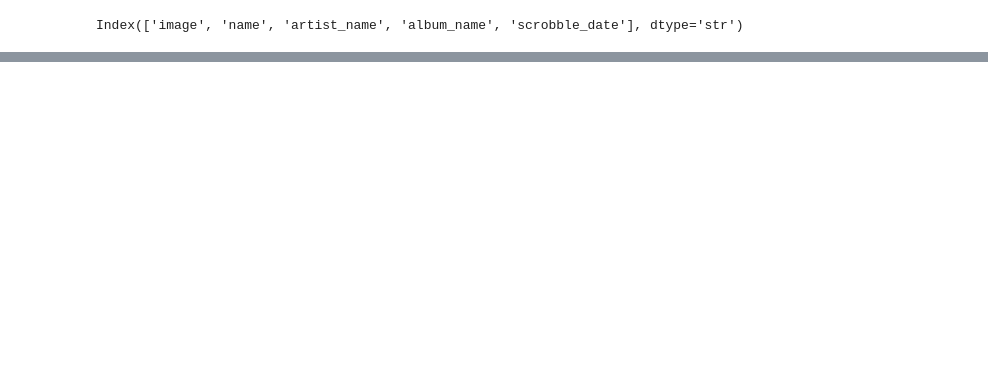
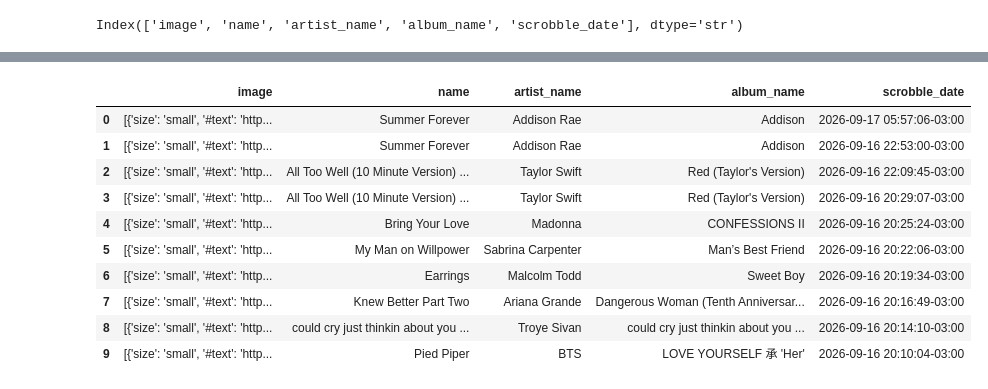
Before and after one commit to Brendalu2005/music-data-analysis, a Jupyter notebook: notebooks/transform/transform_lastfm.ipynb, the cells around one changed output, grey strips where cells are left out. Saved outputs shown, nothing was run; the diff lists cells and outputs as text; code cells hidden in the pictures; blank space fills up the shorter version.

```diff
--- a/notebooks/transform/transform_lastfm.ipynb
+++ b/notebooks/transform/transform_lastfm.ipynb
@@ -61,0 +74,15 @@ Index(['image', 'name', 'artist_name', 'album_name', 'scrobble_date'], dtype='st
+# %%
+df_lastfm['scrobble_date'] = df_lastfm['scrobble_date'].dt.tz_convert('America/Sao_Paulo')
+df_lastfm.head(10)
+# %% [output]
+|  | image | name | artist_name | album_name | scrobble_date |
+| 0 | [{'size': 'small', '#text': 'http... | Summer Forever | Addison Rae | Addison | 2026-09-17 05:57:06-03:00 |
+| 1 | [{'size': 'small', '#text': 'http... | Summer Forever | Addison Rae | Addison | 2026-09-16 22:53:00-03:00 |
+| 2 | [{'size': 'small', '#text': 'http... | All Too Well (10 Minute Version) ... | Taylor Swift | Red (Taylor's Version) | 2026-09-16 22:09:45-03:00 |
+| 3 | [{'size': 'small', '#text': 'http... | All Too Well (10 Minute Version) ... | Taylor Swift | Red (Taylor's Version) | 2026-09-16 20:29:07-03:00 |
+| 4 | [{'size': 'small', '#text': 'http... | Bring Your Love | Madonna | CONFESSIONS II | 2026-09-16 20:25:24-03:00 |
+| 5 | [{'size': 'small', '#text': 'http... | My Man on Willpower | Sabrina Carpenter | Man’s Best Friend | 2026-09-16 20:22:06-03:00 |
+| 6 | [{'size': 'small', '#text': 'http... | Earrings | Malcolm Todd | Sweet Boy | 2026-09-16 20:19:34-03:00 |
+| 7 | [{'size': 'small', '#text': 'http... | Knew Better Part Two | Ariana Grande | Dangerous Woman (Tenth Anniversar... | 2026-09-16 20:16:49-03:00 |
+| 8 | [{'size': 'small', '#text': 'http... | could cry just thinkin about you ... | Troye Sivan | could cry just thinkin about you ... | 2026-09-16 20:14:10-03:00 |
+| 9 | [{'size': 'small', '#text': 'http... | Pied Piper | BTS | LOVE YOURSELF 承 'Her' | 2026-09-16 20:10:04-03:00 |
```
Also changed, not shown: parts of 6 cells of this notebook, 1 other file.
